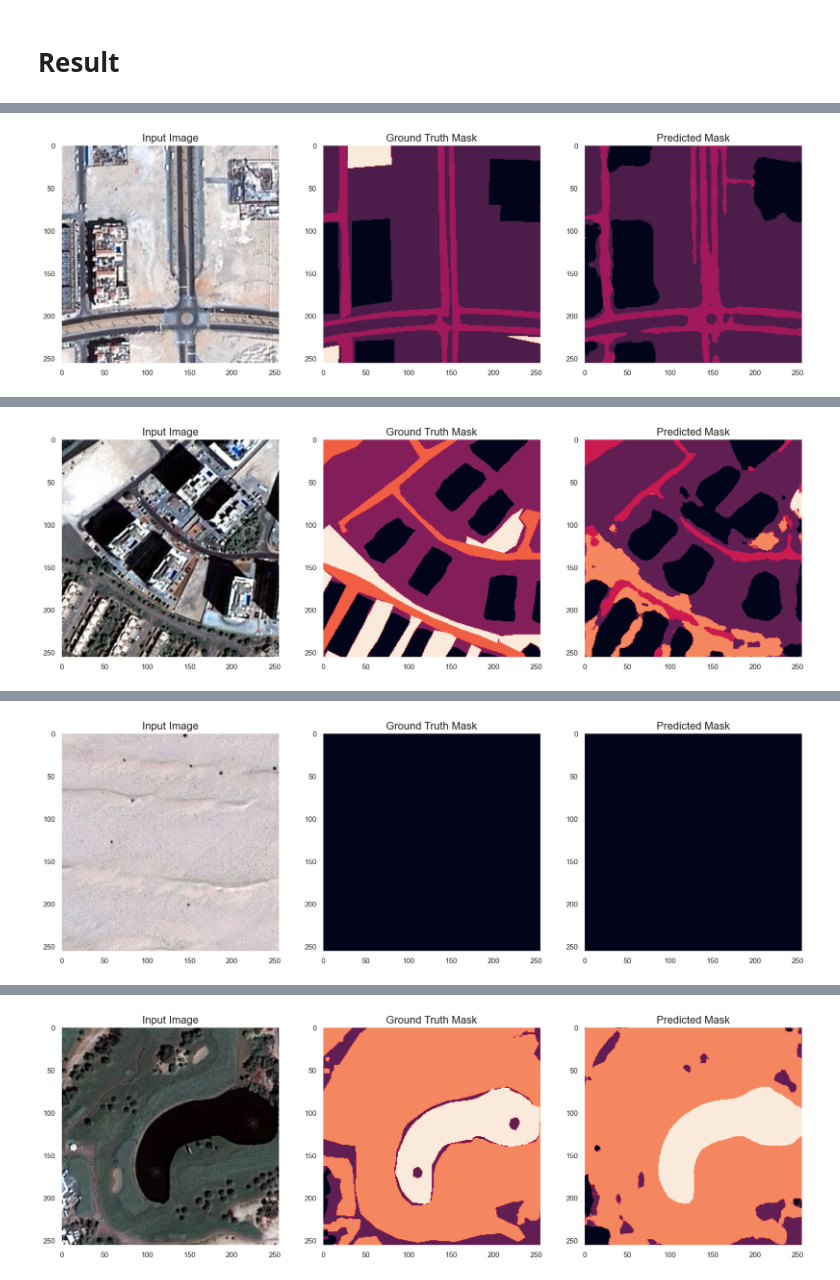
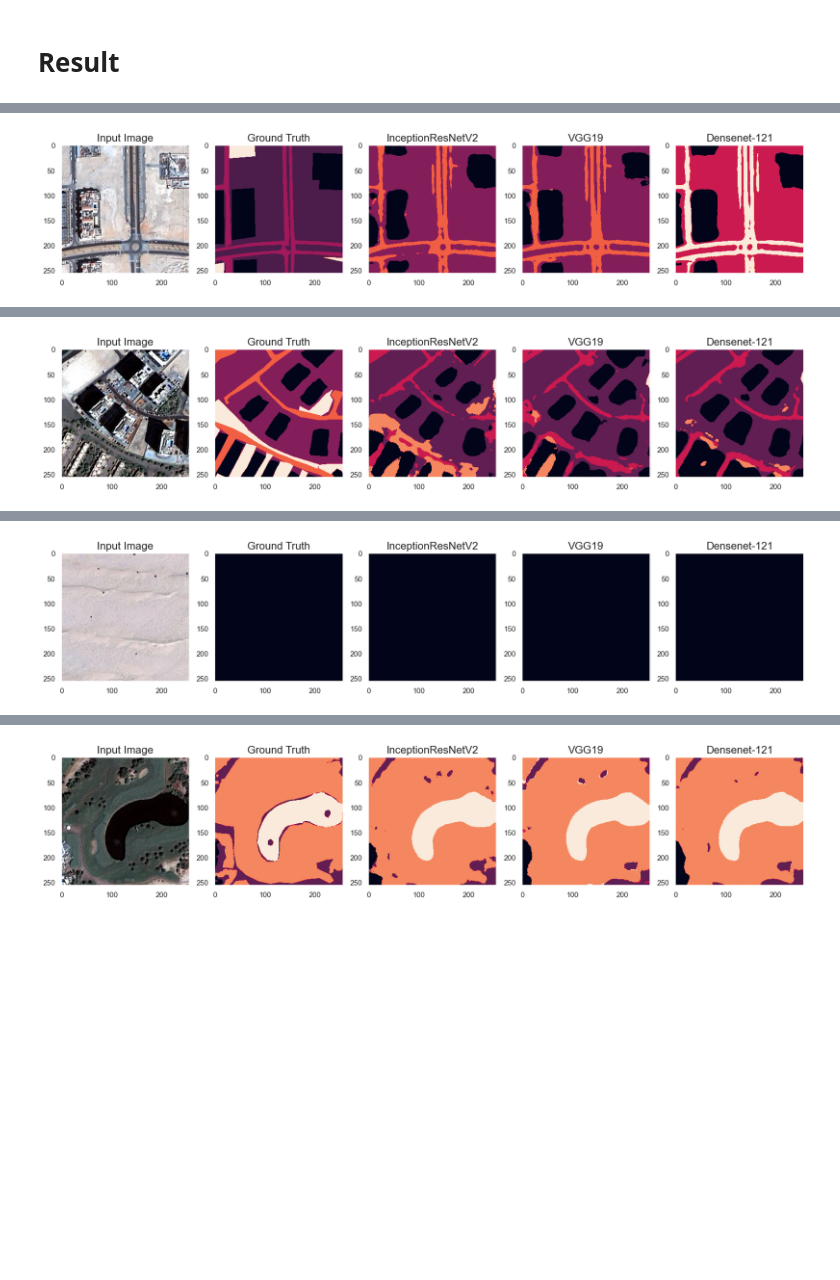
Before and after one commit to NiloofarAZAD/ViT-and-CNN-Based-UNet-Models-Semantic-Segmentation-Aerial-Imagery, a Jupyter notebook: Transfer_learning_Models.ipynb, the cells around one changed output, grey strips where cells are left out. Drawn from its saved outputs; the diff is of its cells as text; code cells hidden in the pictures; blank space fills up the shorter version.

```diff
--- a/Transfer_learning_Models.ipynb
+++ b/Transfer_learning_Models.ipynb
@@ -689,4 +688,4 @@ callbacks_list_EfficientNet = [early_stopping_EfficientNet,checkpoint_EfficientN
 # %%
-history_EfficientNet = model_EfficientNet.fit(X_train, y_train, batch_size = 32, verbose=1, epochs= 50, validation_data=(X_test, y_test), callbacks = callbacks_list_EfficientNet)
+history_Densenet = model_Densenet.fit(X_train, y_train, batch_size = 32, verbose=1, epochs= 50, validation_data=(X_test, y_test), callbacks = callbacks_list_Densenet)
 # %% [output]
 Epoch 1/50
@@ -694,0 +743,15 @@ TypeError: Unable to serialize [2.0896919 2.1128857 2.1081853] to JSON. Unrecogn
+# %%
+fig, ax = plt.subplots(3, 1, figsize=(20, 20))
+ax = ax.ravel()
+metrics_Densenet = ['Dice Coefficient', 'Accuracy', 'Loss']
+
+for i, met in enumerate(['dice_coef', 'accuracy', 'loss']):
+    ax[i].plot(history_Densenet.history[met], 'o-',color= 'navy')
+    ax[i].plot(history_Densenet.history['val_' + met], 'o-',color= 'orangered')
+    ax[i].set_title('{} & Number of Epochs'.format(metrics_Densenet[i]), fontsize=18)
+    ax[i].set_xlabel('Epochs')
+    ax[i].set_ylabel(metrics_Densenet[i])
+    ax[i].set_xticks(np.arange(0,46,4))
+    ax[i].legend(['Train', 'Validation'])
+    ax[i].xaxis.grid(True, color = "lightgray", linewidth = "0.8", linestyle = "-")
+    ax[i].yaxis.grid(True, color = "lightgray", linewidth = "0.8", linestyle = "-")
@@ -695,2 +766,7 @@ TypeError: Unable to serialize [2.0896919 2.1128857 2.1081853] to JSON. Unrecogn
 # %% [markdown]
 # Result
+# %%
+# load models
+satellite_model_inception = load_model('./models/InceptionResNetV2_Unet.h5',custom_objects=({'dice_coef': dice_coef}),compile=True, safe_mode=True)
+satellite_model_VGG = load_model('./models/VGG19_Unet.h5',custom_objects=({'dice_coef': dice_coef}),compile=True, safe_mode=True)
+satellite_model_Densenet = load_model('./models/Densenet_Unet.h5',custom_objects=({'dice_coef': dice_coef}),compile=True, safe_mode=True)
@@ -732,20 +802,30 @@ plt.show();
 # %%
 for i in range(4):
     fig = plt.figure(figsize=(20,8))
-    ax1 = fig.add_subplot(1,3,1)
+    ax1 = fig.add_subplot(1,5,1)
     ax1.imshow(X_test[i])
     ax1.set_title('Input Image', fontdict={'fontsize': 16, 'fontweight': 'medium'})
     ax1.grid(False)
 
-    ax2 = fig.add_subplot(1,3,2)
+    ax2 = fig.add_subplot(1,5,2)
     ax2.set_title('Ground Truth', fontdict={'fontsize': 16, 'fontweight': 'medium'})
     ax2.imshow(y_test_argmax[i])
     ax2.grid(False)
 
-    ax3 = fig.add_subplot(1,3,3)
-    ax3.set_title('InceptionResNetV2-Unet Prediction', fontdict={'fontsize': 16, 'fontweight': 'medium'})
-    ax3.imshow(np.argmax(model.predict(np.expand_dims(X_test[i], 0)), axis=3)[0,:,:])
+    ax3 = fig.add_subplot(1,5,3)
+    ax3.set_title('InceptionResNetV2', fontdict={'fontsize': 16, 'fontweight': 'medium'})
+    ax3.imshow(np.argmax(satellite_model_inception.predict(np.expand_dims(X_test[i], 0)), axis=3)[0,:,:])
     ax3.grid(False)
 
+    ax4 = fig.add_subplot(1,5,4)
+    ax4.set_title('VGG19', fontdict={'fontsize': 16, 'fontweight': 'medium'})
+    ax4.imshow(np.argmax(satellite_model_VGG.predict(np.expand_dims(X_test[i], 0)), axis=3)[0,:,:])
+    ax4.grid(False)
+
+    ax5 = fig.add_subplot(1,5,5)
+    ax5.set_title('Densenet-121', fontdict={'fontsize': 16, 'fontweight': 'medium'})
+    ax5.imshow(np.argmax(satellite_model_Densenet.predict(np.expand_dims(X_test[i], 0)), axis=3)[0,:,:])
+    ax5.grid(False)
+
     plt.show()
 # %% [output]
@@ -753,2 +835,2 @@ for i in range(4):
-[figure, old version]
+[figure, new version]
 1/1 [==============================] - 0s 151ms/step
@@ -755 +839 @@ for i in range(4):
-[figure, old version]
+[figure, new version]
@@ -757 +843 @@ for i in range(4):
-[figure, old version]
+[figure, new version]
@@ -759 +847 @@ for i in range(4):
-[figure, old version]
+[figure, new version]
```
Also changed, not shown: parts of 19 cells of this notebook.
